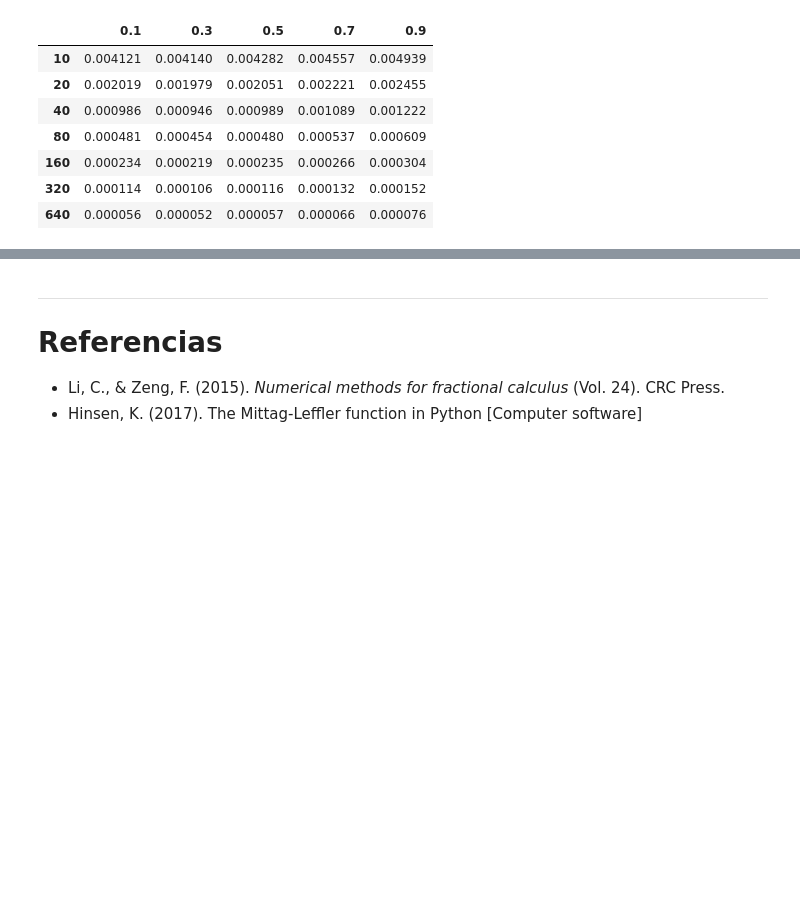
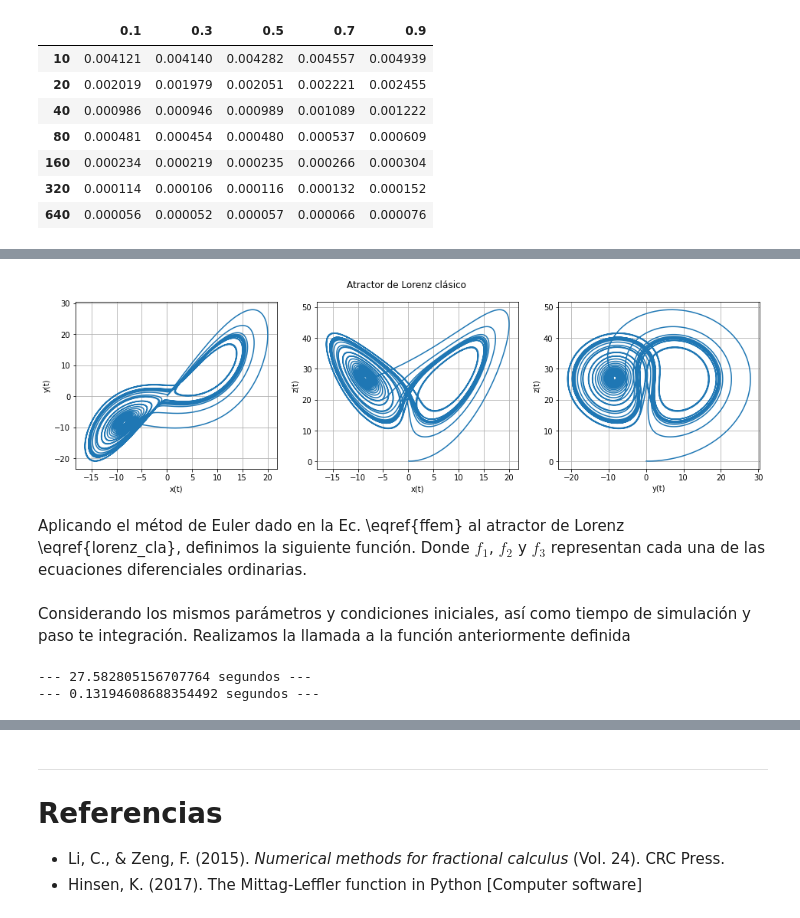
Before and after one commit to jesolisp/Fractional_Numerical_Methods, a Jupyter notebook: 01_Metodo_de_Euler_fraccionario.ipynb, the cells around one changed output, grey strips where cells are left out. Drawn from its saved outputs; the diff is of its cells as text; code cells hidden in the pictures; blank space fills up the shorter version.

```diff
--- a/01_Metodo_de_Euler_fraccionario.ipynb
+++ b/01_Metodo_de_Euler_fraccionario.ipynb
@@ -217,0 +281,27 @@ pd.DataFrame(get_table(alpha, Delta_t), columns = alpha, index = Delta_t)
+# %%
+fig = plt.figure(figsize=plt.figaspect(0.25))
+fig.suptitle('Atractor de Lorenz clásico')
+
+ax = fig.add_subplot(1, 3, 1)
+ax.plot(xc,yc)
+ax.set_xlabel('x(t)')
+ax.set_ylabel('y(t)')
+ax.grid('on')
+
+ax = fig.add_subplot(1, 3, 2)
+ax.plot(xc,zc)
+ax.set_xlabel('x(t)')
+ax.set_ylabel('z(t)')
+ax.grid('on')
+
+ax = fig.add_subplot(1, 3, 3)
+ax.plot(yc, zc)
+ax.set_xlabel('y(t)')
+ax.set_ylabel('z(t)')
+ax.grid('on')
+
+plt.show()
+# %% [output]
+[figure, added]
+# %% [markdown]
+Aplicando el métod de Euler dado en la Ec.  \eqref{ffem} al atractor de Lorenz \eqref{lorenz_cla}, definimos la siguiente función. Donde $f_{1}$, $f_{2}$ y $f_{3}$ representan cada una de las ecuaciones diferenciales ordinarias.
@@ -217,0 +354,15 @@ pd.DataFrame(get_table(alpha, Delta_t), columns = alpha, index = Delta_t)
+# %% [markdown]
+Considerando los mismos parámetros y condiciones iniciales, así como tiempo de simulación y paso te integración. Realizamos la llamada a la función anteriormente definida
+# %%
+alpha = 1 # Conforme $\alpha \rightarrow 1$, se recupera el caso clásico
+
+start_time = time.time()
+t, x, y, z = forward_Euler_method_EDO(ci, h, tfin, alpha, param)
+print("--- %s segundos ---" % (time.time() - start_time)) # Cálculo del tiempo de  cómputo para Euler fraccionario
+
+start_time = time.time()
+tc, xc, yc, zc = Euler_method(ci, h, tfin, param)
+print("--- %s segundos ---" % (time.time() - start_time)) # Cálculo del tiempo de cómputo para Euler clásico
+# %% [output]
+--- 27.582805156707764 segundos ---
+--- 0.13194608688354492 segundos ---
```
Also changed, not shown: parts of 14 cells of this notebook.
